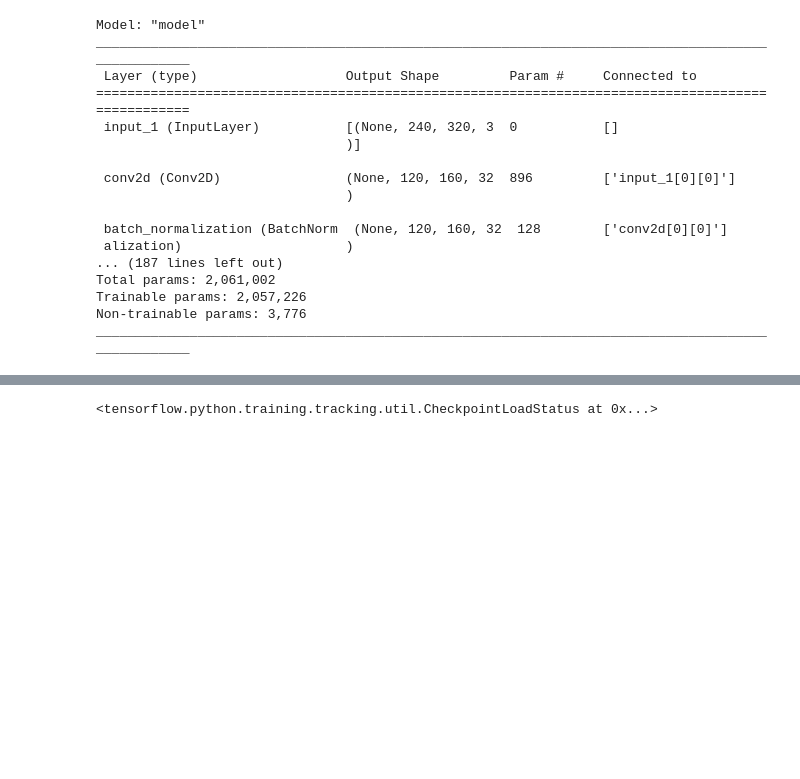
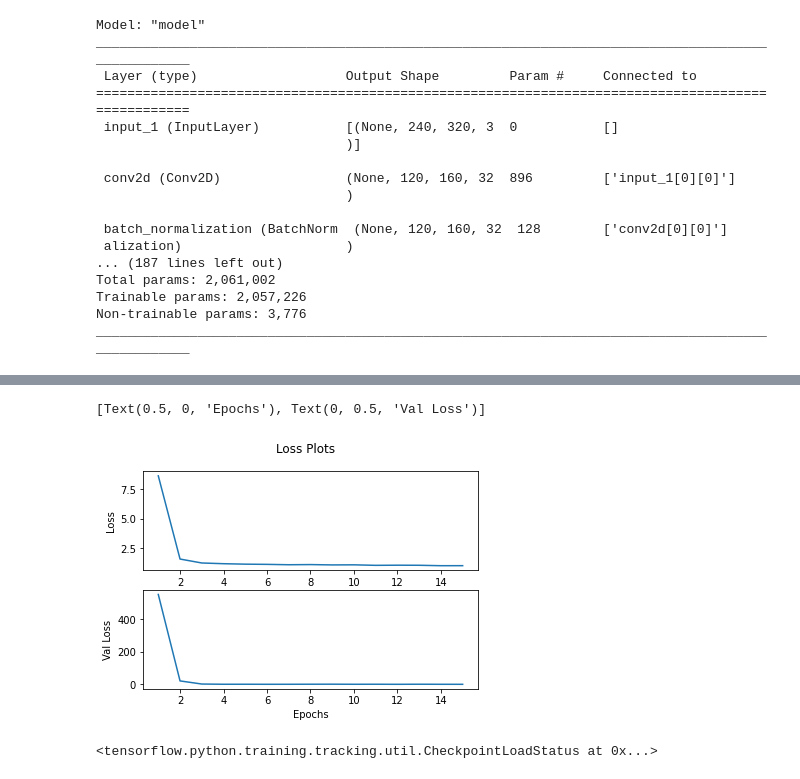
Before and after one commit to hamdaan19/AWS-Hack-Flood-Damage, a Jupyter notebook: scripts/image_segmentation.ipynb, the cells around one changed output, grey strips where cells are left out. Cells and saved outputs as stored; diff of their text form; code cells hidden in the pictures; blank space fills up the shorter version.

```diff
--- a/scripts/image_segmentation.ipynb
+++ b/scripts/image_segmentation.ipynb
@@ -3,7 +3,7 @@
 
 import os
 target_dir = "/home/studio-lab-user/my-datasets/FloodNet Challenge @ EARTHVISION 2021 - Track 1/Train/Labeled"
-image_dir = "/home/studio-lab-user/my-datasets/FloodNet Challenge @ EARTHVISION 2021 - Track 1/Train/Classification"
+image_dir = "/home/studio-lab-user/my-datasets/FloodNet Challenge @ EARTHVISION 2021 - Track 1/Train/Labeled"
 CATEGORIES = ["Flooded", "Non-Flooded"]
 
 mask_paths = sorted(
@@ -20,11 +20,11 @@ for path in mask_paths:
     if(path.find("Non-Flooded") != -1): # Check if "Non-FLooded" is present in path
         temp = target_dir + "/" + CATEGORIES[1] + "/mask/"
         im_path = path[len(temp):-8]+".jpg"
-        full_path = os.path.join(image_dir, CATEGORIES[1], im_path)
+        full_path = os.path.join(image_dir, CATEGORIES[1], "image", im_path)
     else: # Otherwise
         temp = target_dir + "/" + CATEGORIES[0] + "/mask/"
         im_path = path[len(temp):-8] + ".jpg"
-        full_path = os.path.join(image_dir, CATEGORIES[0], im_path)
+        full_path = os.path.join(image_dir, CATEGORIES[0], "image", im_path)
     image_paths.append(full_path)
 # %%
 from tensorflow import keras
@@ -71,7 +71,7 @@ import random
 random.Random(454).shuffle(image_paths)
 random.Random(454).shuffle(mask_paths)
 
-val_samples = 65 # number of data samples being set aside for validation
+val_samples = 50 # number of data samples being set aside for validation
 
 train_set_images = image_paths[:-val_samples]
 train_set_masks = mask_paths[:-val_samples]
@@ -87,3 +87,6 @@ train_set = FloodNetDataLoader(
 test_set = FloodNetDataLoader(
     batch_size=8, img_size=IMG_SIZE, image_paths=test_set_images, mask_paths=test_set_masks
 )
+
+print(f"Number of training samples is {len(train_set_images)}")
+print(f"Number of validation samples is {len(test_set_images)}")
@@ -116,9 +122,13 @@ Trainable params: 2,057,226
 Non-trainable params: 3,776
 __________________________________________________________________________________________________
 # %%
-my_model.compile(optimizer="adam", loss="sparse_categorical_crossentropy")
+my_model.compile(optimizer=keras.optimizers.Adam(learning_rate=1e-2),
+                 loss="sparse_categorical_crossentropy",
+                 metrics=['accuracy'])
 # %%
 from keras.callbacks import ModelCheckpoint
+from PIL import ImageFile
+ImageFile.LOAD_TRUNCATED_IMAGES = True
 
 checkpoint_path = "../models/UNET_X/UNET_X_floodnet.ckpt"
 
@@ -130,11 +140,12 @@ callbacks_list = [
     ),
 ]
 
-my_model.load_weights(checkpoint_path)
+# This line below must be commented when running this cell for the first time
+#my_model.load_weights(checkpoint_path)
 
-my_model.fit(
+model_history = my_model.fit(
     x=train_set,
-    epochs=10,
+    epochs=15,
     validation_data=test_set,
     callbacks=callbacks_list
 )
@@ -163,3 +170,22 @@ Epoch 10/10
+# %%
+import matplotlib.pyplot as plt
+import numpy as np
+
+train_loss = np.array(model_history.history['loss'])
+
+val_loss = np.array(model_history.history['val_loss'])
+
+epochs = np.arange(1, train_loss.size+1)
+
+fig, (plot1, plot2) = plt.subplots(2)
+fig.suptitle('Loss Plots')
+plot1.plot(epochs, train_loss)
+plot2.plot(epochs, val_loss)
+plot1.set(xlabel="Epochs", ylabel="Loss")
+plot2.set(xlabel="Epochs", ylabel="Val Loss")
+# %% [output]
+[Text(0.5, 0, 'Epochs'), Text(0, 0.5, 'Val Loss')]
+[figure, added]
 # %%
 from unet_xception_model import get_model
 new_model = get_model(img_size=(240, 320), in_channels=3, classes=10)
```
Also changed, not shown: parts of 2 cells of this notebook.
